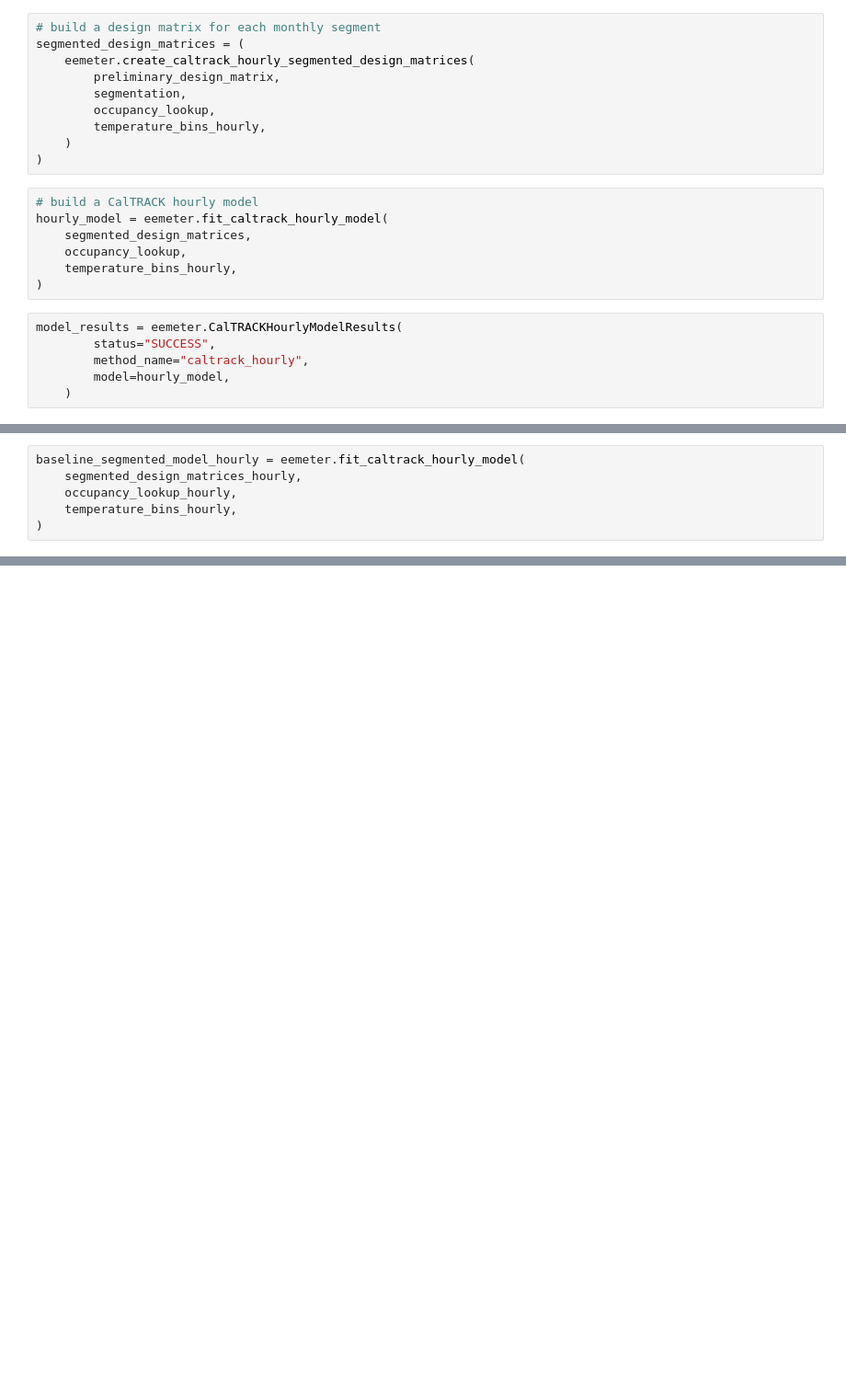
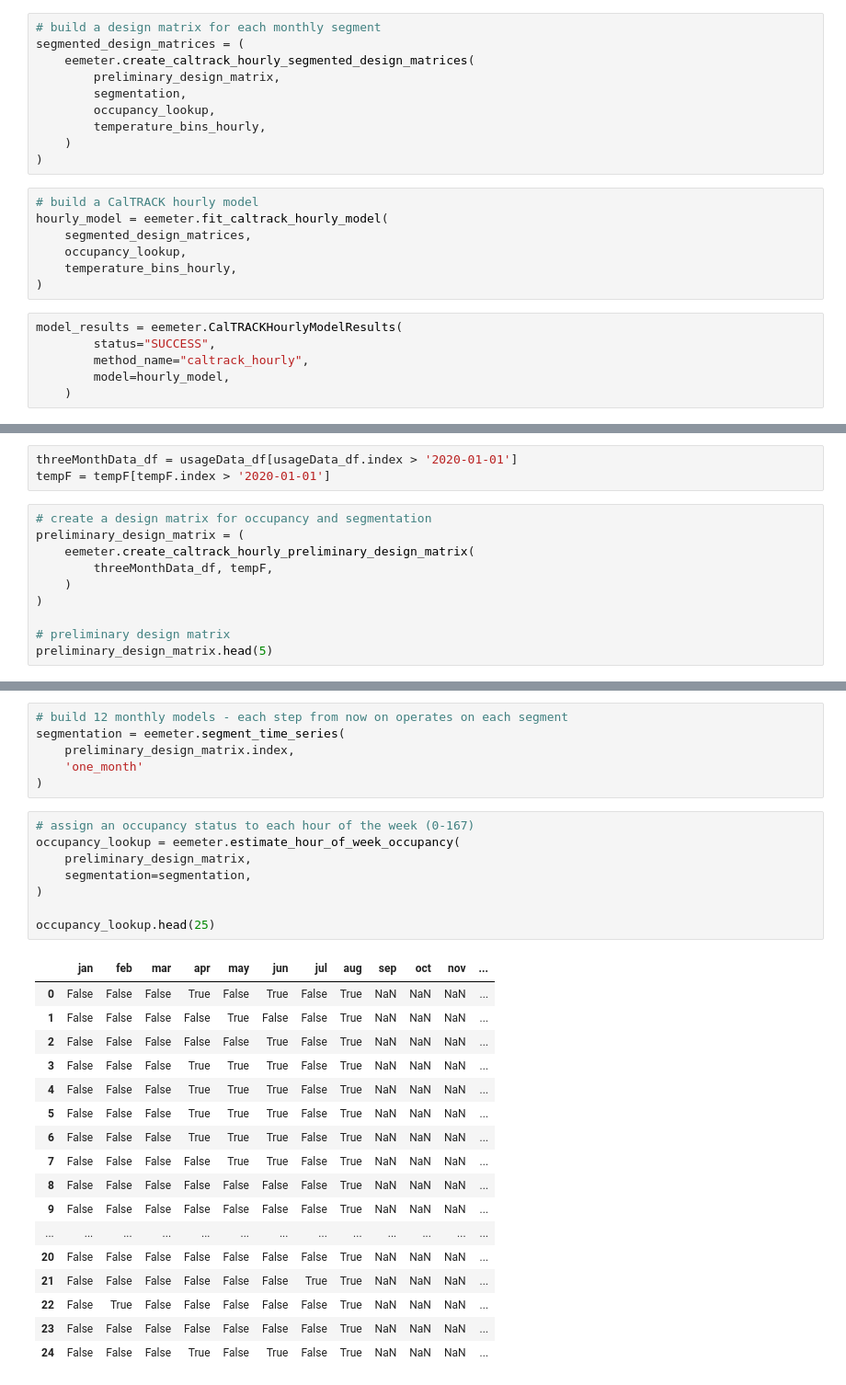
Before and after one commit to aadomingos/energyUsageInsights, a Jupyter notebook: tempNormalizedUsage.ipynb, the cells around one changed output, grey strips where cells are left out. Shown at 92% size. Saved outputs shown, nothing was run; the diff lists cells and outputs as text; blank space fills up the shorter version.

```diff
--- a/tempNormalizedUsage.ipynb
+++ b/tempNormalizedUsage.ipynb
@@ -580,6 +379,0 @@ dict_keys(['dec-jan-feb-weighted', 'jan-feb-mar-weighted', 'feb-mar-apr-weighted
-# %%
-baseline_segmented_model_hourly = eemeter.fit_caltrack_hourly_model(
-    segmented_design_matrices_hourly,
-    occupancy_lookup_hourly,
-    temperature_bins_hourly,
-)
@@ -604,0 +431,13 @@ TypeError: ignored
+# %%
+threeMonthData_df = usageData_df[usageData_df.index > '2020-01-01']
+tempF = tempF[tempF.index > '2020-01-01']
+# %%
+# create a design matrix for occupancy and segmentation
+preliminary_design_matrix = (
+    eemeter.create_caltrack_hourly_preliminary_design_matrix(
+        threeMonthData_df, tempF,
+    )
+)
+
+# preliminary design matrix
+preliminary_design_matrix.head(5)
@@ -604,0 +452,32 @@ TypeError: ignored
+# %%
+# build 12 monthly models - each step from now on operates on each segment
+segmentation = eemeter.segment_time_series(
+    preliminary_design_matrix.index,
+    'one_month'
+)
+# %%
+# assign an occupancy status to each hour of the week (0-167)
+occupancy_lookup = eemeter.estimate_hour_of_week_occupancy(
+    preliminary_design_matrix,
+    segmentation=segmentation,
+)
+
+occupancy_lookup.head(25)
+# %% [output]
+|  | jan | feb | mar | apr | may | jun | jul | aug | sep | oct | nov | ... |
+| 0 | False | False | False | True | False | True | False | True | NaN | NaN | NaN | ... |
+| 1 | False | False | False | False | True | False | False | True | NaN | NaN | NaN | ... |
+| 2 | False | False | False | False | False | True | False | True | NaN | NaN | NaN | ... |
+| 3 | False | False | False | True | True | True | False | True | NaN | NaN | NaN | ... |
+| 4 | False | False | False | True | True | True | False | True | NaN | NaN | NaN | ... |
+| 5 | False | False | False | True | True | True | False | True | NaN | NaN | NaN | ... |
+| 6 | False | False | False | True | True | True | False | True | NaN | NaN | NaN | ... |
+| 7 | False | False | False | False | True | True | False | True | NaN | NaN | NaN | ... |
+| 8 | False | False | False | False | False | False | False | True | NaN | NaN | NaN | ... |
+| 9 | False | False | False | False | False | False | False | True | NaN | NaN | NaN | ... |
+| ... | ... | ... | ... | ... | ... | ... | ... | ... | ... | ... | ... | ... |
+| 20 | False | False | False | False | False | False | False | True | NaN | NaN | NaN | ... |
+| 21 | False | False | False | False | False | False | True | True | NaN | NaN | NaN | ... |
+| 22 | False | True | False | False | False | False | False | True | NaN | NaN | NaN | ... |
+| 23 | False | False | False | False | False | False | False | True | NaN | NaN | NaN | ... |
+| 24 | False | False | False | True | False | True | False | True | NaN | NaN | NaN | ... |
```
Also changed, not shown: parts of 40 cells of this notebook.
